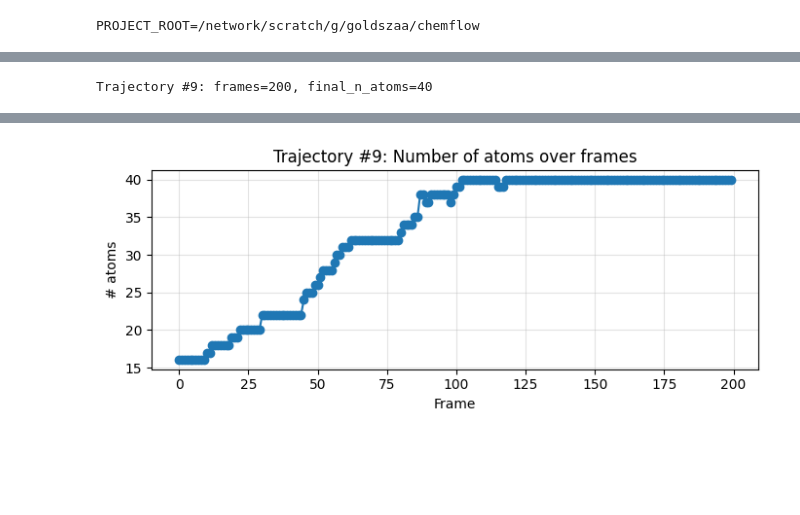
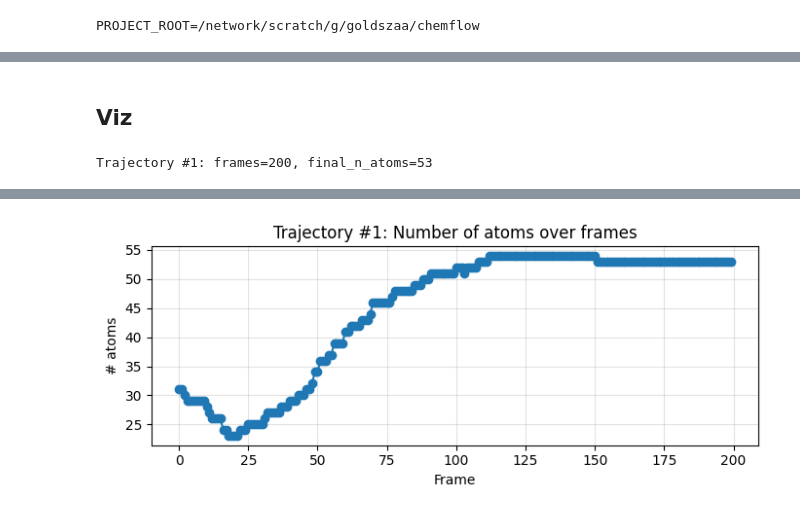
Before and after one commit to maltefranke/chemflow, a Jupyter notebook: rl/experiments/natoms/analyze_rl_trajectories.ipynb, the cells around one changed output, grey strips where cells are left out. Saved outputs shown, nothing was run; the diff lists cells and outputs as text; code cells hidden in the pictures; blank space fills up the shorter version.

```diff
--- a/rl/experiments/natoms/analyze_rl_trajectories.ipynb
+++ b/rl/experiments/natoms/analyze_rl_trajectories.ipynb
@@ -35,7 +35,7 @@ print(f"PROJECT_ROOT={PROJECT_ROOT}")
 PROJECT_ROOT=/network/scratch/g/goldszaa/chemflow
 # %%
 # Adjust this path if you saved trajectories elsewhere.
-TRAJ_PATH = PROJECT_ROOT / "rl" / "experiments" / "natoms" / "grpo_natoms_seed0_sig0p05_g1_mu2_kl0.02_lr1e-4_maxa60_omitposkl_scaff_b10_p0p5_w100_canonsmi_best" / "rl_valid_trajectories.pt"
+TRAJ_PATH = PROJECT_ROOT / "rl" / "experiments" / "natoms" / "grpo_natoms_seed0_sig0p05_g8_mu2_kl0.02_lr1e-4_maxa60_omitposkl_scaff_b10_p0p5_w50_canonsmi_best" / "rl_valid_trajectories.pt"
 
 if not TRAJ_PATH.exists():
     raise FileNotFoundError(
@@ -120,0 +123,34 @@ Cell 3: done in 0.004s
+# %%
+# Final-frame heteroatoms: any atom symbol outside {C, H} (uses QM9 processed token list).
+_ATOM_TOKENS_PATH = PROJECT_ROOT / "data" / "qm9" / "processed" / "atom_tokens.txt"
+if not _ATOM_TOKENS_PATH.exists():
+    raise FileNotFoundError(
+        f"Missing {_ATOM_TOKENS_PATH}. Adjust path if your vocab lives elsewhere."
+    )
+_atom_tokens = [ln.strip() for ln in _ATOM_TOKENS_PATH.read_text().splitlines() if ln.strip()]
+_ALLOWED = frozenset({"C", "H"})
+
+n_hetero = 0
+hetero_examples = []  # (record_idx, sorted non-CH symbols, final_n_atoms)
+
+for i, r in enumerate(records):
+    traj = r["trajectory"]
+    md = traj[-1]
+    n = int(md.num_nodes)
+    a = md.a.detach().cpu().numpy().reshape(-1)[:n]
+    symbols = [_atom_tokens[int(ix)] for ix in a]
+    bad = sorted({s for s in symbols if s not in _ALLOWED})
+    if bad:
+        n_hetero += 1
+        if len(hetero_examples) < 8:
+            hetero_examples.append((i, bad, r.get("final_n_atoms")))
+
+n_total = len(records)
+pct = 100.0 * n_hetero / n_total if n_total else 0.0
+print(f"Molecules with any atom other than C or H: {n_hetero} / {n_total} ({pct:.1f}%)")
+if hetero_examples:
+    print("Examples (record index, non-{C,H} symbols, final_n_atoms):")
+    for row in hetero_examples:
+        print(" ", row)
+else:
+    print("All saved finals are C/H-only (per atom index → token mapping).")
@@ -303,10 +395,12 @@ top_10_generic_scaffolds_by_count (among parsed):
+# %% [markdown]
+## Viz
 # %%
 import matplotlib.pyplot as plt
 from notebooks.utils import process_mol, visualize_variable_topology
 
 # Pick which saved RL trajectory to inspect in 3D.
-traj_idx = 9
-ANIM_INTERVAL_MS = 20
+traj_idx = 1
+ANIM_INTERVAL_MS = 1000
 
 records_source = records_for_viz if "records_for_viz" in globals() else records
 
@@ -321,32 +415,32 @@ else:
     # Convert each frame into tokenized atom/edge dicts expected by visualize_variable_topology.
     traj_frames = [
         process_mol(frame, vocab.atom_tokens, vocab.charge_tokens, vocab.edge_tokens)
         for frame in traj
     ]
 
     print(
         f"Trajectory #{traj_idx}: frames={len(traj_frames)}, "
         f"final_n_atoms={int(rec.get('final_n_atoms', -1))}"
     )
 
     view = visualize_variable_topology(
         traj_frames,
         width=950,
         height=460,
         interval=ANIM_INTERVAL_MS,
     )
     view.show()
 
     num_atoms_per_frame = [len(frame["atoms"]) for frame in traj_frames]
     plt.figure(figsize=(7, 3))
     plt.plot(range(len(num_atoms_per_frame)), num_atoms_per_frame, marker="o", linewidth=1.5)
     plt.title(f"Trajectory #{traj_idx}: Number of atoms over frames")
     plt.xlabel("Frame")
     plt.ylabel("# atoms")
     plt.grid(True, alpha=0.35)
     plt.tight_layout()
     plt.show()
 # %% [output]
-Trajectory #9: frames=200, final_n_atoms=40
+Trajectory #1: frames=200, final_n_atoms=53
 [interactive output not drawn]
-[figure, old version]
+[figure, new version]
```
Also changed, not shown: parts of 8 cells of this notebook, 6 other files.
